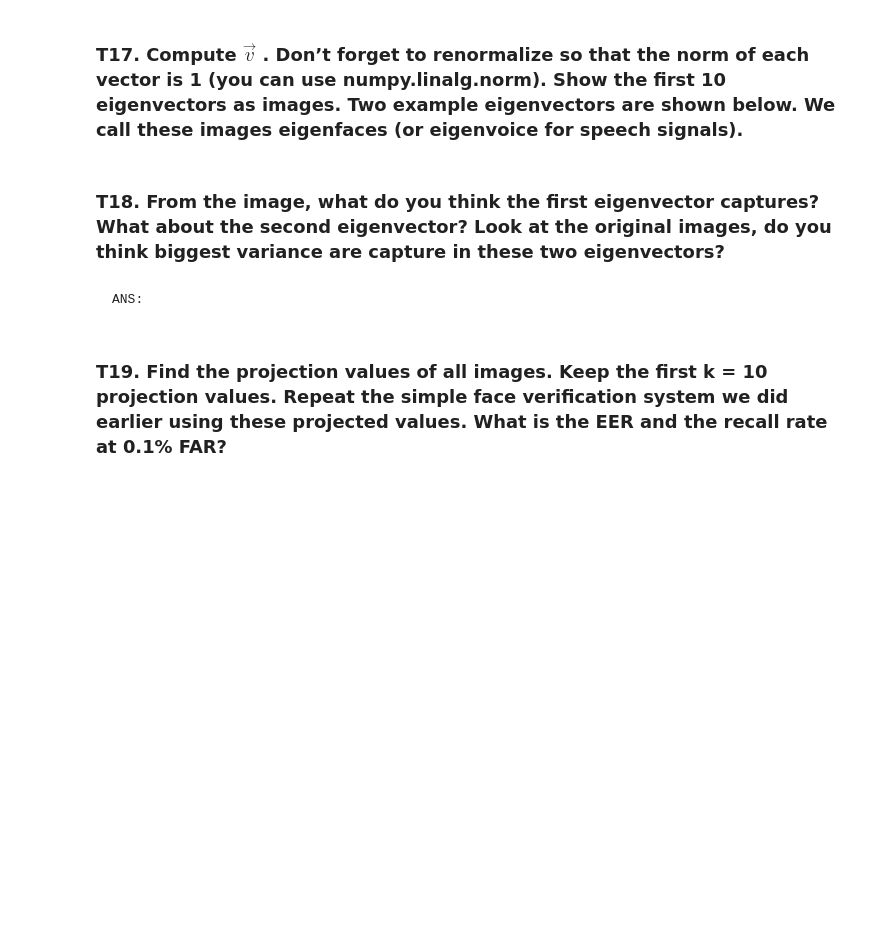
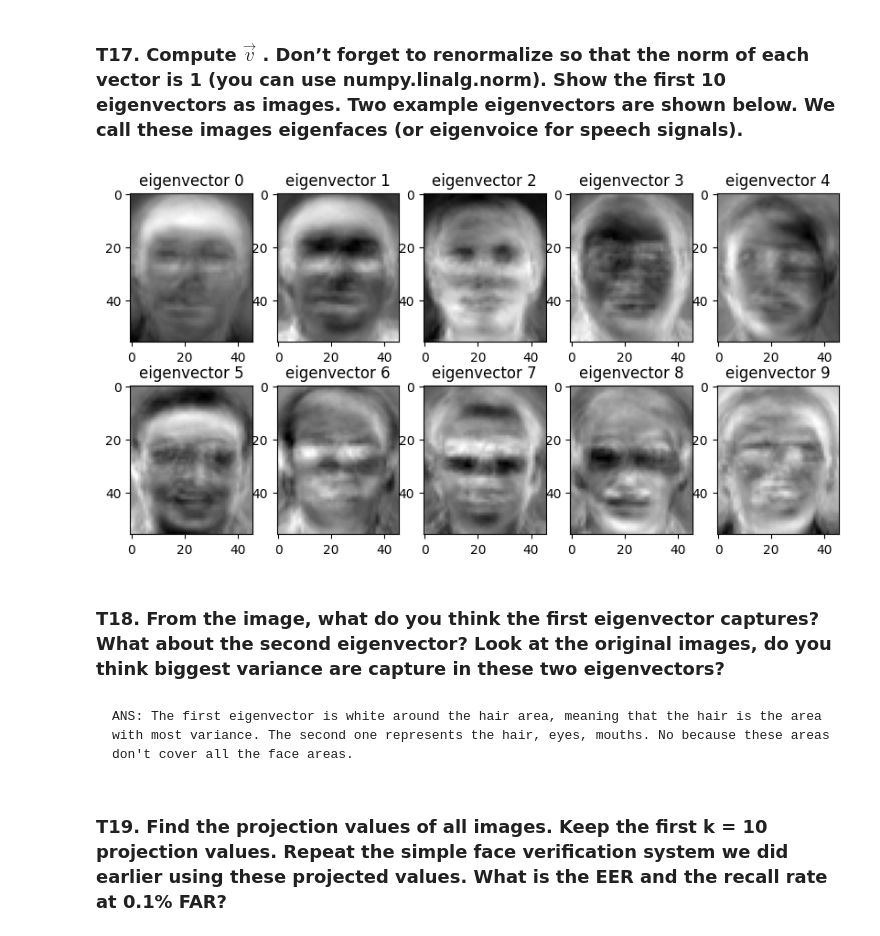
Before and after one commit to Nacnano/my-chula-courses, a Jupyter notebook: 2110573-patt-recog/HW3/HW3_Fisherfaces(student).ipynb, the cells around one changed output. Cells and saved outputs as stored; diff of their text form; code cells hidden in the pictures; blank space fills up the shorter version.

```diff
--- a/2110573-patt-recog/HW3/HW3_Fisherfaces(student).ipynb
+++ b/2110573-patt-recog/HW3/HW3_Fisherfaces(student).ipynb
@@ -528,8 +604,11 @@ NameError: name 'eigenvalues' is not defined
 # TODO: Compute v, then renormalize it.
 
 # INSERT CODE HERE
+X_train = T.reshape(120,-1).T
+X_hat = X_train - meanface.reshape(-1,1)
 
-v = ...
+v = X_hat @ eigenvectors
+v /= np.linalg.norm(v, axis=0)
 # %%
 def test_eignevector_cov_norm(v):
     assert (np.round(np.linalg.norm(v, axis=0), 1) == 1.0).all()
@@ -540,7 +617,16 @@ test_eignevector_cov_norm(v)
+# %%
+# TODO: Show the first 10 eigenvectors as images.
+plt.figure(figsize=(10, 5))
+for i in range(10):
+    plt.subplot(2, 5, i+1)
+    plt.title("eigenvector "+str(i))
+    plt.imshow(v[:, i].reshape(56,46), cmap='gray')
+# %% [output]
+[figure, added]
 # %% [markdown]
 ### T18. From the image, what do you think the first eigenvector captures? What about the second eigenvector? Look at the original images, do you think biggest variance are capture in these two eigenvectors?
-# %% [markdown]
-    ANS:
+# %% [markdown]
+    ANS: The first eigenvector is white around the hair area, meaning that the hair is the area with most variance. The second one represents the hair, eyes, mouths. No because these areas don't cover all the face areas.
 # %% [markdown]
 ### T19. Find the projection values of all images. Keep the first k = 10 projection values. Repeat the simple face verification system we did earlier using these projected values. What is the EER and the recall rate at 0.1% FAR?
 # %%
```
Also changed, not shown: parts of 35 cells of this notebook.
